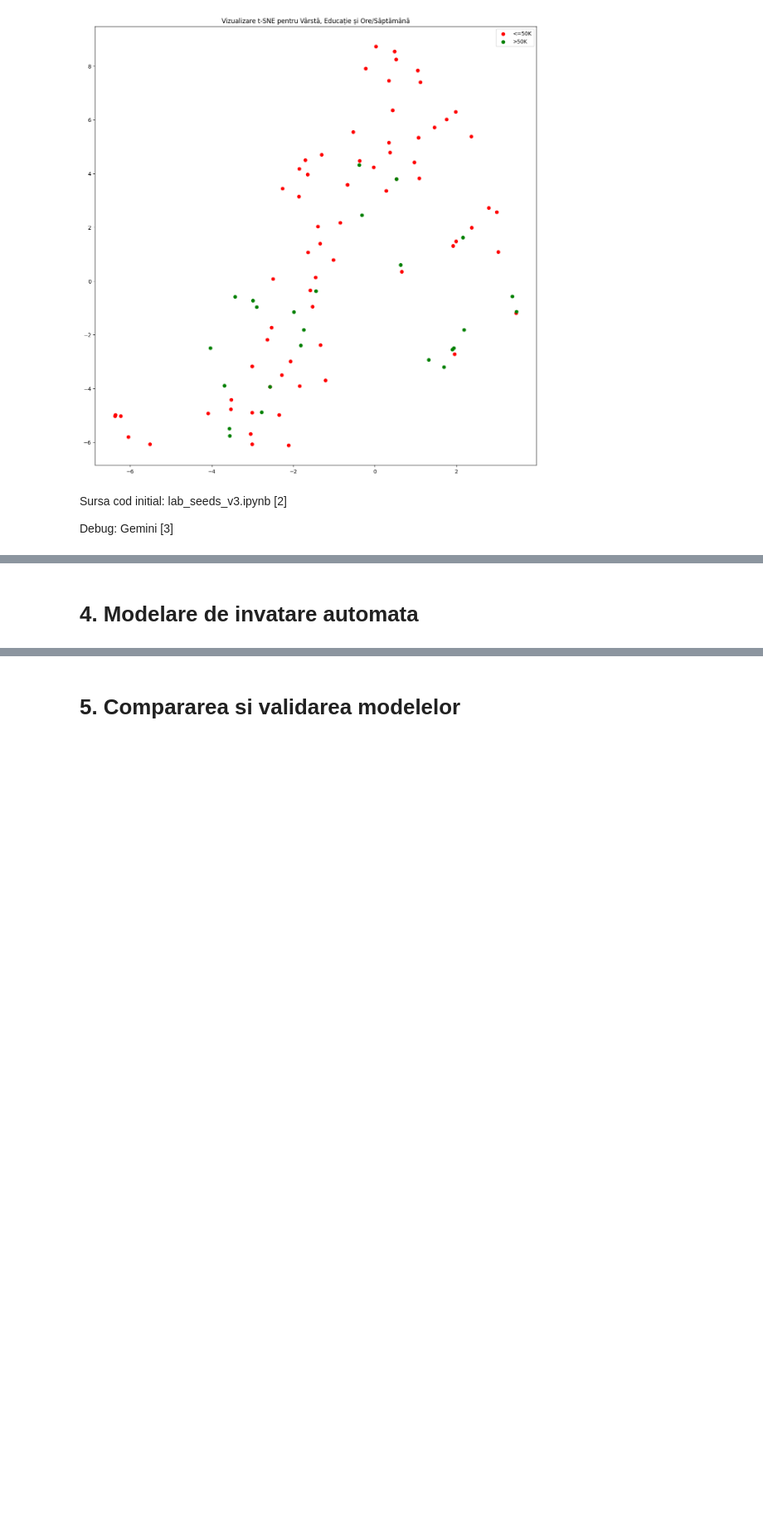
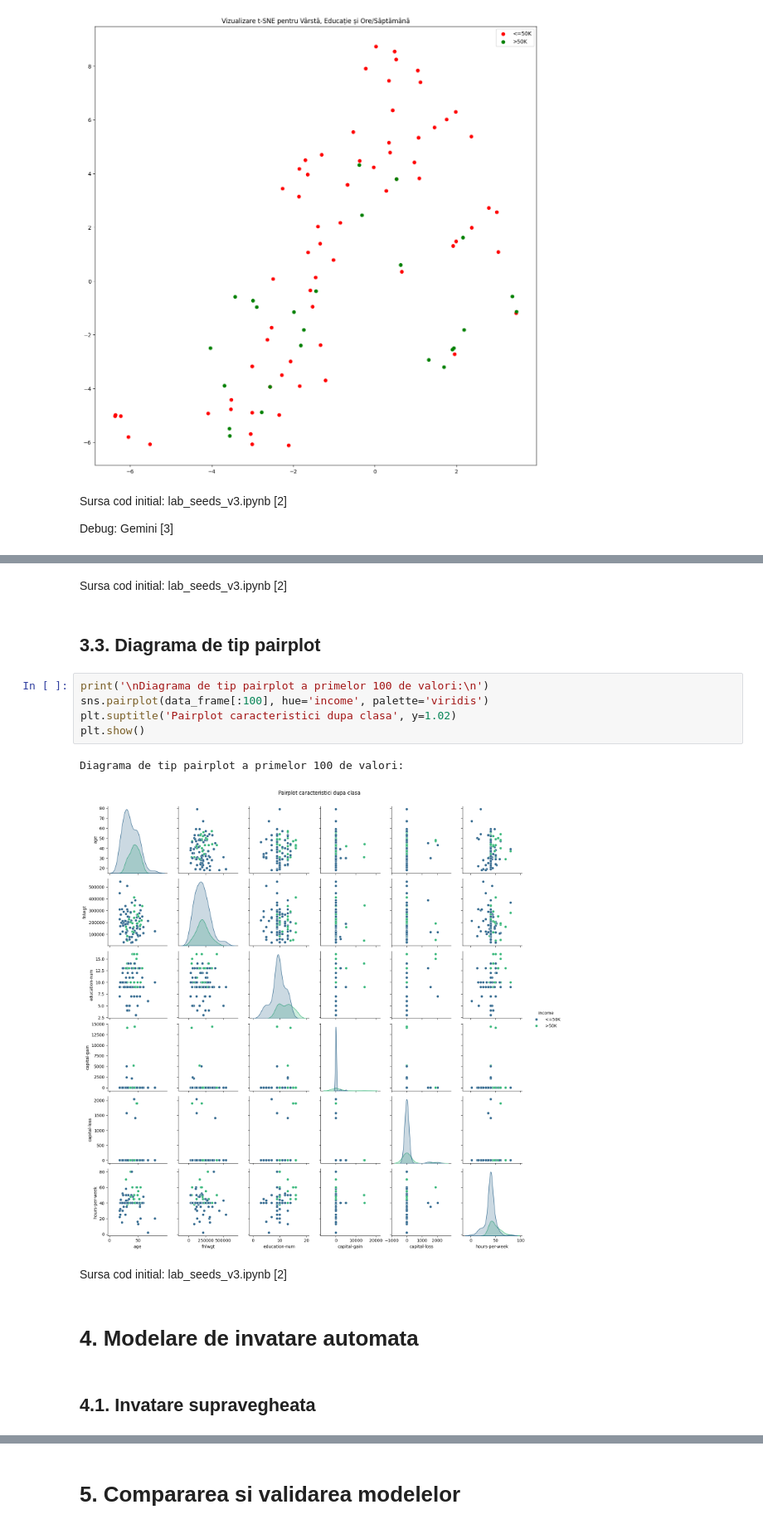
Before and after one commit to alex-olar-2/tehinva-project, a Jupyter notebook: olar_alex_tema_b_income_classification.ipynb, the cells around one changed output, grey strips where cells are left out. Shown at 83% size. Cells and saved outputs as stored; diff of their text form; blank space fills up the shorter version.

```diff
--- a/olar_alex_tema_b_income_classification.ipynb
+++ b/olar_alex_tema_b_income_classification.ipynb
@@ -218,2 +259,18 @@ Debug: Gemini [3]
+# %% [markdown]
+Sursa cod initial: lab_seeds_v3.ipynb [2]
+# %% [markdown]
+## 3.3. Diagrama de tip pairplot
+# %%
+print('\nDiagrama de tip pairplot a primelor 100 de valori:\n')
+sns.pairplot(data_frame[:100], hue='income', palette='viridis')
+plt.suptitle('Pairplot caracteristici dupa clasa', y=1.02)
+plt.show()
+# %% [output]
+Diagrama de tip pairplot a primelor 100 de valori:
+[figure, added]
+# %% [markdown]
+Sursa cod initial: lab_seeds_v3.ipynb [2]
 # %% [markdown]
 # 4. Modelare de invatare automata
+# %% [markdown]
+## 4.1. Invatare supravegheata
```
Also changed, not shown: parts of 23 cells of this notebook.
